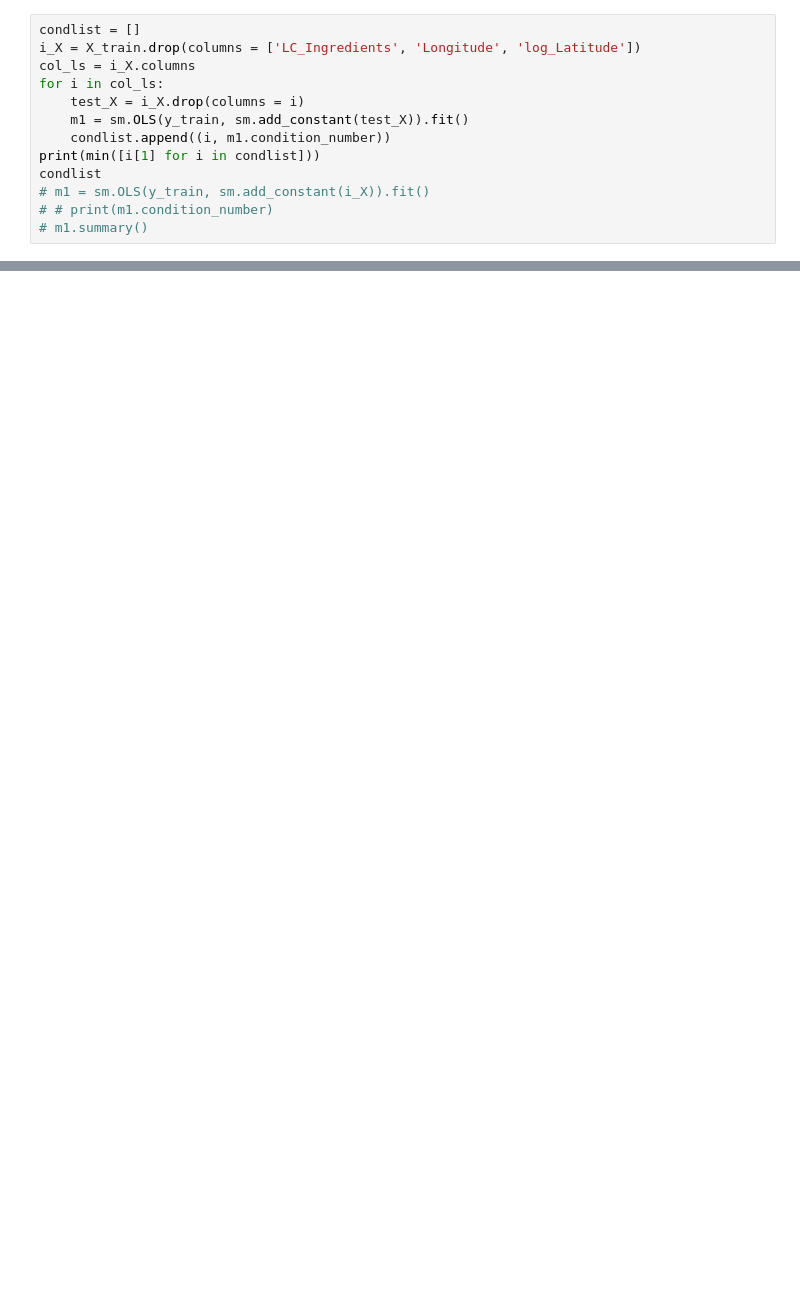
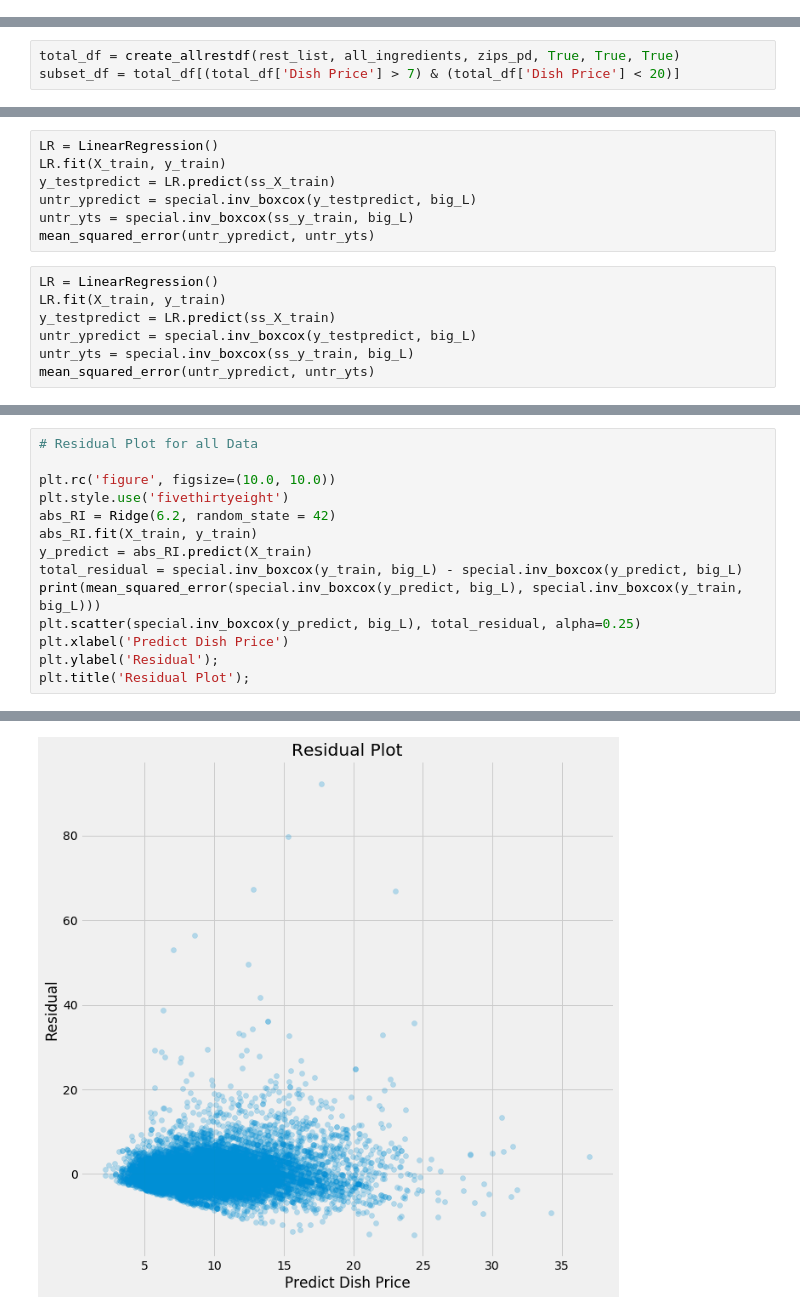
Before and after one commit to alan-j-lin/lunch_price_prediction, a Jupyter notebook: Project_Luther_Alan.ipynb, the cells around one changed output, grey strips where cells are left out. Cells and saved outputs as stored; diff of their text form; blank space fills up the shorter version.

```diff
--- a/Project_Luther_Alan.ipynb
+++ b/Project_Luther_Alan.ipynb
@@ -557,13 +0,0 @@ KeyboardInterrupt:
-# %%
-condlist = []
-i_X = X_train.drop(columns = ['LC_Ingredients', 'Longitude', 'log_Latitude'])
-col_ls = i_X.columns
-for i in col_ls:
-    test_X = i_X.drop(columns = i)
-    m1 = sm.OLS(y_train, sm.add_constant(test_X)).fit()
-    condlist.append((i, m1.condition_number))
-print(min([i[1] for i in condlist]))
-condlist
-# m1 = sm.OLS(y_train, sm.add_constant(i_X)).fit()
-# # print(m1.condition_number)
-# m1.summary()
@@ -741,0 +545,3 @@ dp_plot.diagnostic_plots(sm.add_constant(X_train), y_train)
+# %%
+total_df = create_allrestdf(rest_list, all_ingredients, zips_pd, True, True, True)
+subset_df = total_df[(total_df['Dish Price'] > 7) & (total_df['Dish Price'] < 20)]
@@ -741,0 +606,14 @@ dp_plot.diagnostic_plots(sm.add_constant(X_train), y_train)
+# %%
+LR = LinearRegression()
+LR.fit(X_train, y_train)
+y_testpredict = LR.predict(ss_X_train)
+untr_ypredict = special.inv_boxcox(y_testpredict, big_L)
+untr_yts = special.inv_boxcox(ss_y_train, big_L)
+mean_squared_error(untr_ypredict, untr_yts)
+# %%
+LR = LinearRegression()
+LR.fit(X_train, y_train)
+y_testpredict = LR.predict(ss_X_train)
+untr_ypredict = special.inv_boxcox(y_testpredict, big_L)
+untr_yts = special.inv_boxcox(ss_y_train, big_L)
+mean_squared_error(untr_ypredict, untr_yts)
@@ -741,0 +712,15 @@ dp_plot.diagnostic_plots(sm.add_constant(X_train), y_train)
+# %%
+# Residual Plot for all Data
+
+plt.rc('figure', figsize=(10.0, 10.0))
+plt.style.use('fivethirtyeight')
+abs_RI = Ridge(6.2, random_state = 42)
+abs_RI.fit(X_train, y_train)
+y_predict = abs_RI.predict(X_train)
+total_residual = special.inv_boxcox(y_train, big_L) - special.inv_boxcox(y_predict, big_L)
+print(mean_squared_error(special.inv_boxcox(y_predict, big_L), special.inv_boxcox(y_train, big_L)))
+plt.scatter(special.inv_boxcox(y_predict, big_L), total_residual, alpha=0.25)
+plt.xlabel('Predict Dish Price')
+plt.ylabel('Residual');
+plt.title('Residual Plot');
+# %% [output]
@@ -741,0 +728 @@ dp_plot.diagnostic_plots(sm.add_constant(X_train), y_train)
+[figure, added]
```
Also changed, not shown: parts of 43 cells of this notebook.
